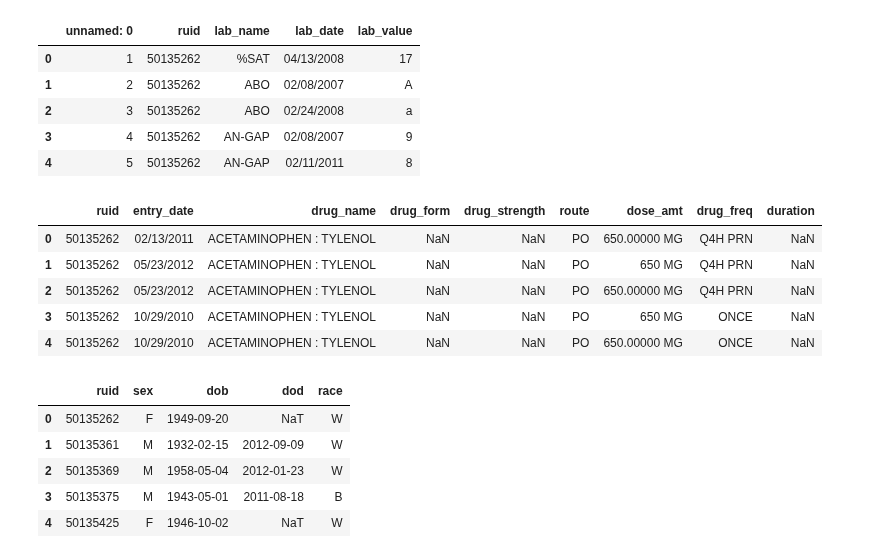
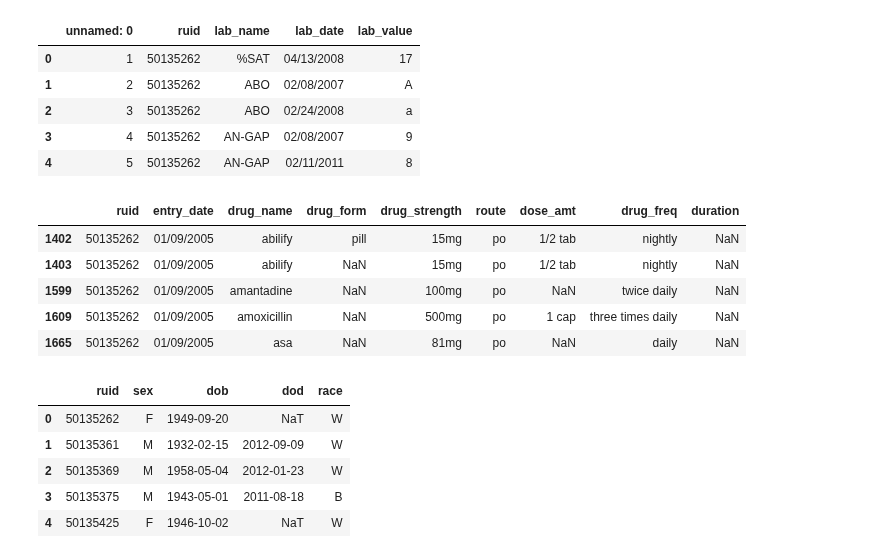
Before and after one commit to alvinjeffery/Bios8366_project, a Jupyter notebook: code/alvin_prelim.ipynb, the cells around one changed output. Cells and saved outputs as stored; diff of their text form; code cells hidden in the pictures.

```diff
--- a/code/alvin_prelim.ipynb
+++ b/code/alvin_prelim.ipynb
@@ -102,14 +102,17 @@ lab.head()
 # %%
 med = pd.read_csv(dir + prefix + 'MED' + suffix) # parse dates took a long time to load
 med.columns = med.columns.str.lower()
+
+# sort values to assist with duplicate removal later
+med.sort_values(by=['ruid', 'entry_date', 'drug_name', 'dose_amt'], inplace=True)
 med.head()
 # %% [output]
 |  | ruid | entry_date | drug_name | drug_form | drug_strength | route | dose_amt | drug_freq | duration |
-| 0 | 50135262 | 02/13/2011 | ACETAMINOPHEN : TYLENOL | NaN | NaN | PO | 650.00000 MG | Q4H PRN | NaN |
-| 1 | 50135262 | 05/23/2012 | ACETAMINOPHEN : TYLENOL | NaN | NaN | PO | 650 MG | Q4H PRN | NaN |
-| 2 | 50135262 | 05/23/2012 | ACETAMINOPHEN : TYLENOL | NaN | NaN | PO | 650.00000 MG | Q4H PRN | NaN |
-| 3 | 50135262 | 10/29/2010 | ACETAMINOPHEN : TYLENOL | NaN | NaN | PO | 650 MG | ONCE | NaN |
-| 4 | 50135262 | 10/29/2010 | ACETAMINOPHEN : TYLENOL | NaN | NaN | PO | 650.00000 MG | ONCE | NaN |
+| 1402 | 50135262 | 01/09/2005 | abilify | pill | 15mg | po | 1/2 tab | nightly | NaN |
+| 1403 | 50135262 | 01/09/2005 | abilify | NaN | 15mg | po | 1/2 tab | nightly | NaN |
+| 1599 | 50135262 | 01/09/2005 | amantadine | NaN | 100mg | po | NaN | twice daily | NaN |
+| 1609 | 50135262 | 01/09/2005 | amoxicillin | NaN | 500mg | po | 1 cap | three times daily | NaN |
+| 1665 | 50135262 | 01/09/2005 | asa | NaN | 81mg | po | NaN | daily | NaN |
 # %%
 phenotype = pd.read_csv(dir + prefix + 'phenotype' + suffix, parse_dates=['DOB', 'DOD'])
 phenotype.columns = phenotype.columns.str.lower()
```
Also changed, not shown: parts of 24 cells of this notebook.
